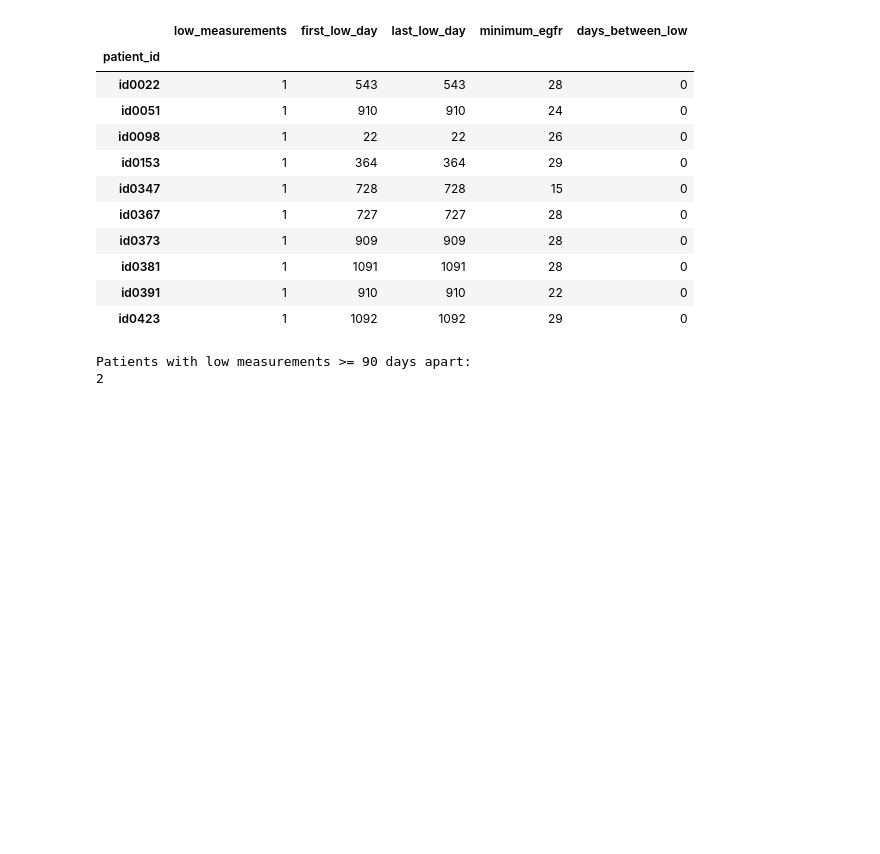
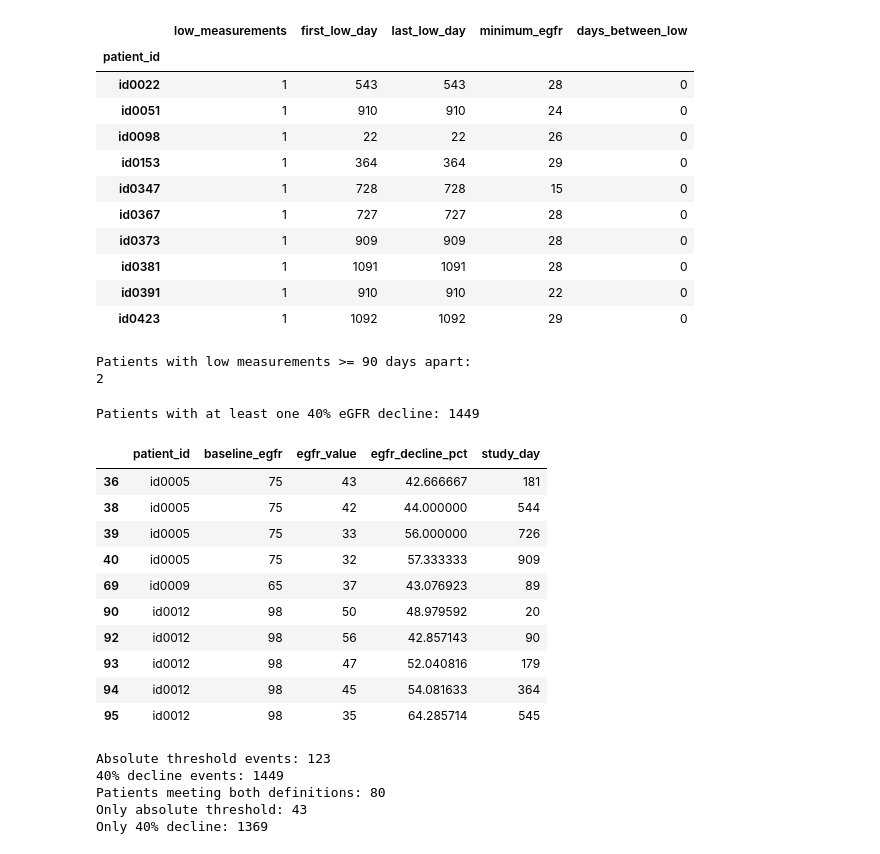
Before and after one commit to Usmanshakir7/Explainable-Machine-Learning-for-Chronic-Kidney-Disease-Prediction, a Jupyter notebook: notebooks/3_feature_engineering.ipynb, the cells around one changed output. Saved outputs shown, nothing was run; the diff lists cells and outputs as text; code cells hidden in the pictures; blank space fills up the shorter version.

```diff
--- a/notebooks/3_feature_engineering.ipynb
+++ b/notebooks/3_feature_engineering.ipynb
@@ -539,3 +539,73 @@ Low eGFR timing summary:
 | id0423 | 1 | 1092 | 1092 | 29 | 0 |
 Patients with low measurements >= 90 days apart:
 2
+# %%
+
+
+decline_data = followup_selected.copy()
+
+# Calculate percentage decline
+decline_data["egfr_decline_pct"] = (
+    (decline_data["baseline_egfr"] - decline_data["egfr_value"])
+    / decline_data["baseline_egfr"]
+) * 100
+
+# Find measurements with at least 40% decline
+decline_40 = decline_data[
+    decline_data["egfr_decline_pct"] >= 40
+]
+
+print("Patients with at least one 40% eGFR decline:",
+      decline_40["patient_id"].nunique())
+
+display(
+    decline_40[
+        ["patient_id", "baseline_egfr", "egfr_value",
+         "egfr_decline_pct", "study_day"]
+    ].head(10)
+)
+# %% [output]
+Patients with at least one 40% eGFR decline: 1449
+|  | patient_id | baseline_egfr | egfr_value | egfr_decline_pct | study_day |
+| 36 | id0005 | 75 | 43 | 42.666667 | 181 |
+| 38 | id0005 | 75 | 42 | 44.000000 | 544 |
+| 39 | id0005 | 75 | 33 | 56.000000 | 726 |
+| 40 | id0005 | 75 | 32 | 57.333333 | 909 |
+| 69 | id0009 | 65 | 37 | 43.076923 | 89 |
+| 90 | id0012 | 98 | 50 | 48.979592 | 20 |
+| 92 | id0012 | 98 | 56 | 42.857143 | 90 |
+| 93 | id0012 | 98 | 47 | 52.040816 | 179 |
+| 94 | id0012 | 98 | 45 | 54.081633 | 364 |
+| 95 | id0012 | 98 | 35 | 64.285714 | 545 |
+# %%
+
+# Cell 15: Compare progression definitions
+
+absolute_event_ids = set(
+    progression_records["patient_id"].unique()
+)
+
+relative_event_ids = set(
+    decline_40["patient_id"].unique()
+)
+
+print("Absolute threshold events:",
+      len(absolute_event_ids))
+
+print("40% decline events:",
+      len(relative_event_ids))
+
+print("Patients meeting both definitions:",
+      len(absolute_event_ids & relative_event_ids))
+
+print("Only absolute threshold:",
+      len(absolute_event_ids - relative_event_ids))
+
+print("Only 40% decline:",
+      len(relative_event_ids - absolute_event_ids))
+# %% [output]
+Absolute threshold events: 123
+40% decline events: 1449
+Patients meeting both definitions: 80
+Only absolute threshold: 43
+Only 40% decline: 1369
```
